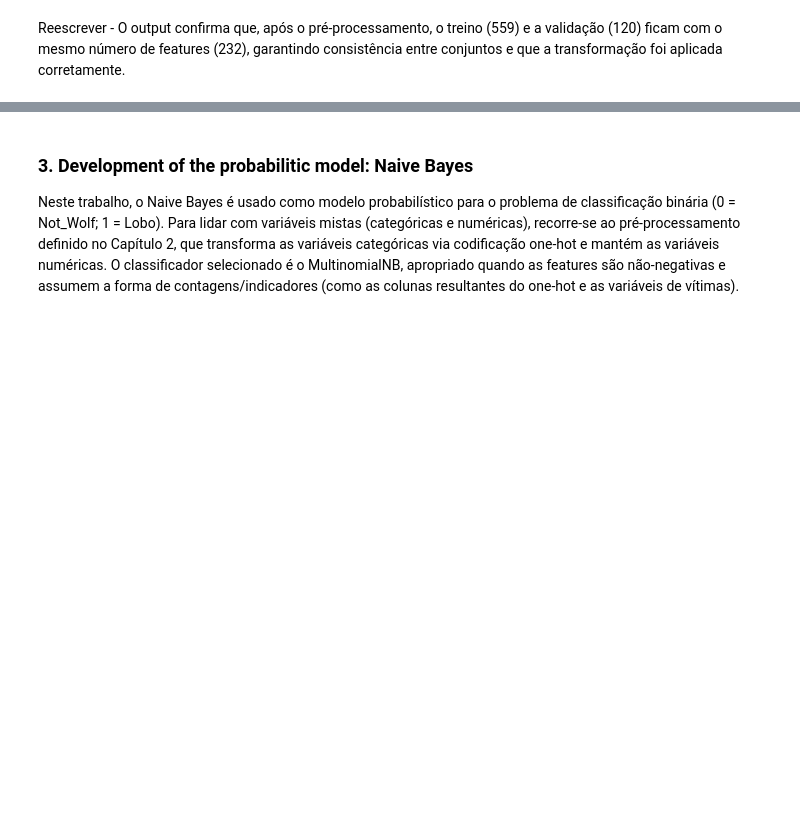
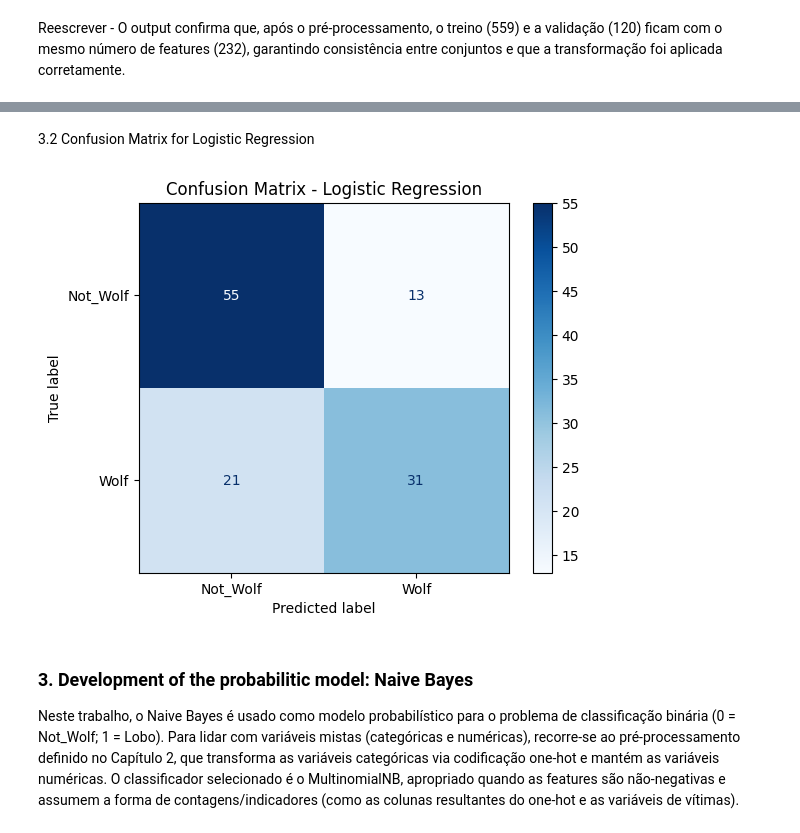
Before and after one commit to AQ675/wolf_Wallonie, a Jupyter notebook: Observação_de_lobos_na_região_de_Wallonie_na_Bélgica_50049898.ipynb, the cells around one changed output, grey strips where cells are left out. Drawn from its saved outputs; the diff is of its cells as text; code cells hidden in the pictures; blank space fills up the shorter version.

```diff
--- a/Observação_de_lobos_na_região_de_Wallonie_na_Bélgica_50049898.ipynb
+++ b/Observação_de_lobos_na_região_de_Wallonie_na_Bélgica_50049898.ipynb
@@ -638,0 +719,24 @@ Reescrever - O output confirma que, após o pré-processamento, o treino (559) e
+# %%
+# Best Logistic Regression model selected by cross-validation
+best_logreg = logreg_grid.best_estimator_
+
+# Final evaluation in the test set
+y_test_pred_logreg = best_logreg.predict(X_test)
+y_test_proba_logreg = best_logreg.predict_proba(X_test)[:, 1]
+
+logreg_test_metrics = evaluate_binary_classifier(
+    y_test,
+    y_test_pred_logreg,
+    y_test_proba_logreg
+)
+
+print("Metrics in the TEST - Logistic Regression")
+print(pd.Series(logreg_test_metrics).round(4))
+
+print("\nClassification report:")
+print(classification_report(
+    y_test,
+    y_test_pred_logreg,
+    target_names=["Not_Wolf", "Wolf"],
+    zero_division=0
+))
@@ -639,3 +764,19 @@ Reescrever - O output confirma que, após o pré-processamento, o treino (559) e
+# %% [markdown]
+3.2 Confusion Matrix for Logistic Regression
+# %%
+cm_logreg = confusion_matrix(y_test, y_test_pred_logreg, labels=[0, 1])
+cm_logreg
+
+disp = ConfusionMatrixDisplay(
+    confusion_matrix=cm_logreg,
+    display_labels=["Not_Wolf", "Wolf"]
+)
+
+disp.plot(cmap="Blues", values_format="d")
+plt.title("Confusion Matrix - Logistic Regression")
+plt.show()
+# %% [output]
+[figure, added]
 # %% [markdown]
 ### 3. Development of the probabilitic model: Naive Bayes
 
```
Also changed, not shown: parts of 7 cells of this notebook.
